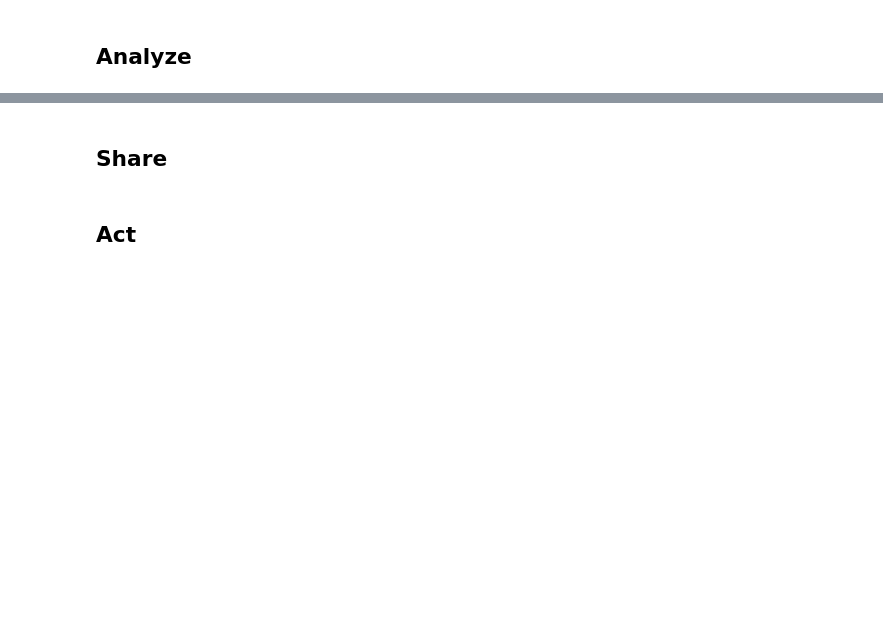
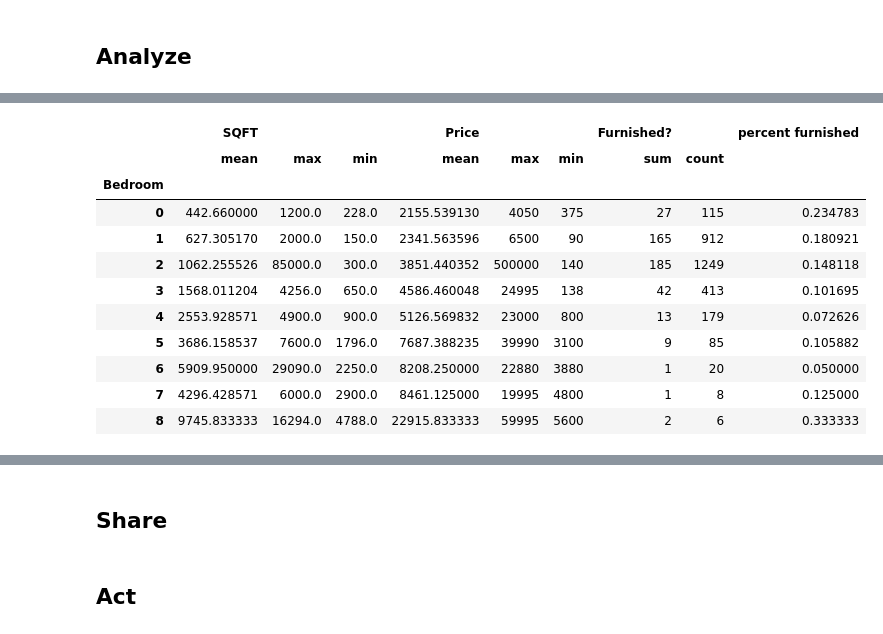
Before and after one commit to masaichig0/Data-Analysis-Project-1, a Jupyter notebook: scrape_craigslist_for_information.ipynb, the cells around one changed output, grey strips where cells are left out. Saved outputs shown, nothing was run; the diff lists cells and outputs as text; code cells hidden in the pictures; blank space fills up the shorter version.

```diff
--- a/scrape_craigslist_for_information.ipynb
+++ b/scrape_craigslist_for_information.ipynb
@@ -334,0 +374,20 @@ Number of the suite: 8 on the ads by Number of Bedroom: 6
+# %%
+# Find out Mean, Max, Min of SQFT and Price of each bedroom and SUM of furnished suite and total suite on each bedroom.
+df_count = df.groupby(by=['Bedroom']).agg({'SQFT': ['mean', 'max', 'min'],
+                                                 'Price': ['mean', 'max', 'min'],
+                                                  'Furnished?': ['sum', 'count']})
+df_count['percent furnished'] = df_count['Furnished?']['sum'] / df_count["Furnished?"]['count']
+df_count
+# %% [output]
+|  | SQFT |  |  | Price |  |  | Furnished? |  | percent furnished |
+|  | mean | max | min | mean | max | min | sum | count |  |
+| Bedroom |  |  |  |  |  |  |  |  |  |
+| 0 | 442.660000 | 1200.0 | 228.0 | 2155.539130 | 4050 | 375 | 27 | 115 | 0.234783 |
+| 1 | 627.305170 | 2000.0 | 150.0 | 2341.563596 | 6500 | 90 | 165 | 912 | 0.180921 |
+| 2 | 1062.255526 | 85000.0 | 300.0 | 3851.440352 | 500000 | 140 | 185 | 1249 | 0.148118 |
+| 3 | 1568.011204 | 4256.0 | 650.0 | 4586.460048 | 24995 | 138 | 42 | 413 | 0.101695 |
+| 4 | 2553.928571 | 4900.0 | 900.0 | 5126.569832 | 23000 | 800 | 13 | 179 | 0.072626 |
+| 5 | 3686.158537 | 7600.0 | 1796.0 | 7687.388235 | 39990 | 3100 | 9 | 85 | 0.105882 |
+| 6 | 5909.950000 | 29090.0 | 2250.0 | 8208.250000 | 22880 | 3880 | 1 | 20 | 0.050000 |
+| 7 | 4296.428571 | 6000.0 | 2900.0 | 8461.125000 | 19995 | 4800 | 1 | 8 | 0.125000 |
+| 8 | 9745.833333 | 16294.0 | 4788.0 | 22915.833333 | 59995 | 5600 | 2 | 6 | 0.333333 |
```
Also changed, not shown: parts of 23 cells of this notebook.
